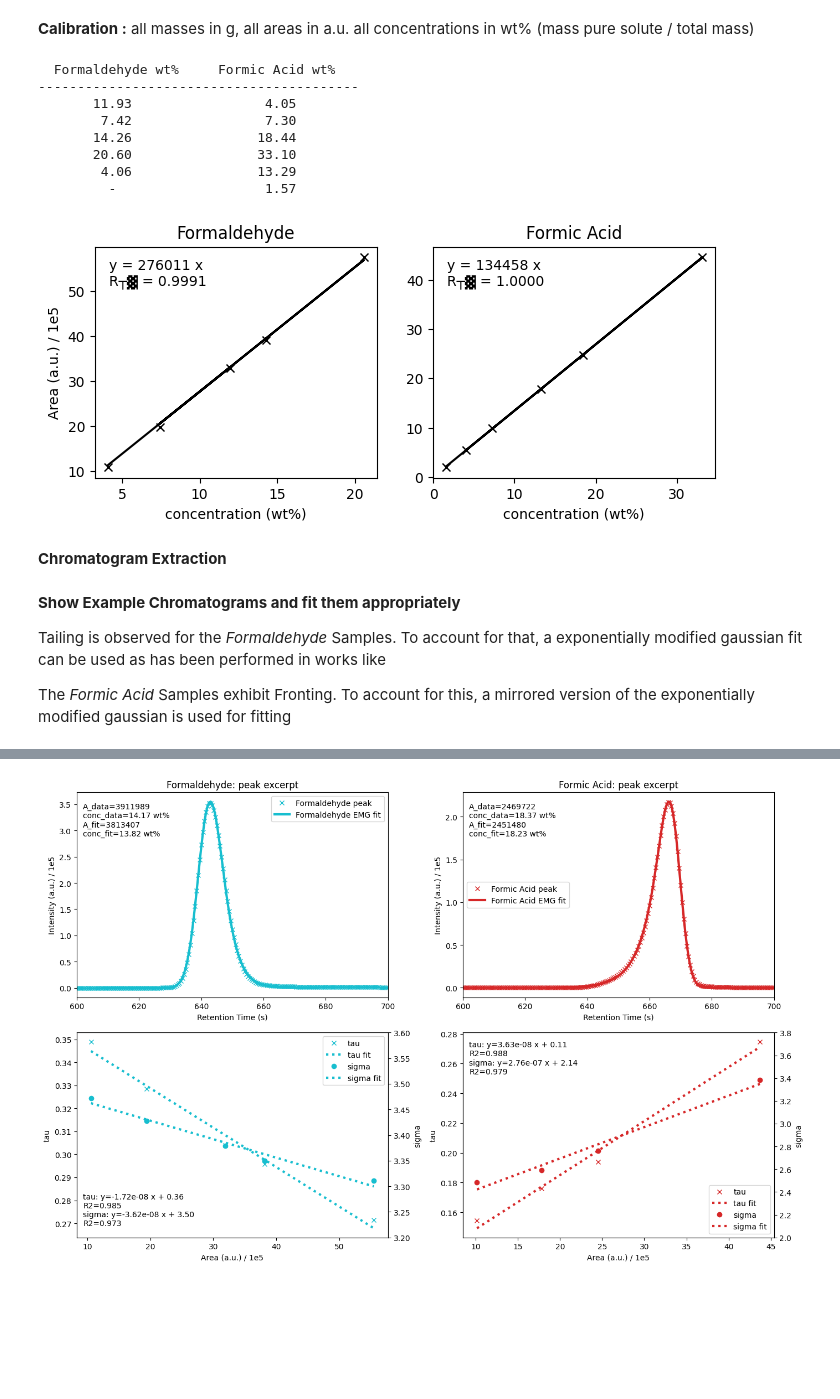
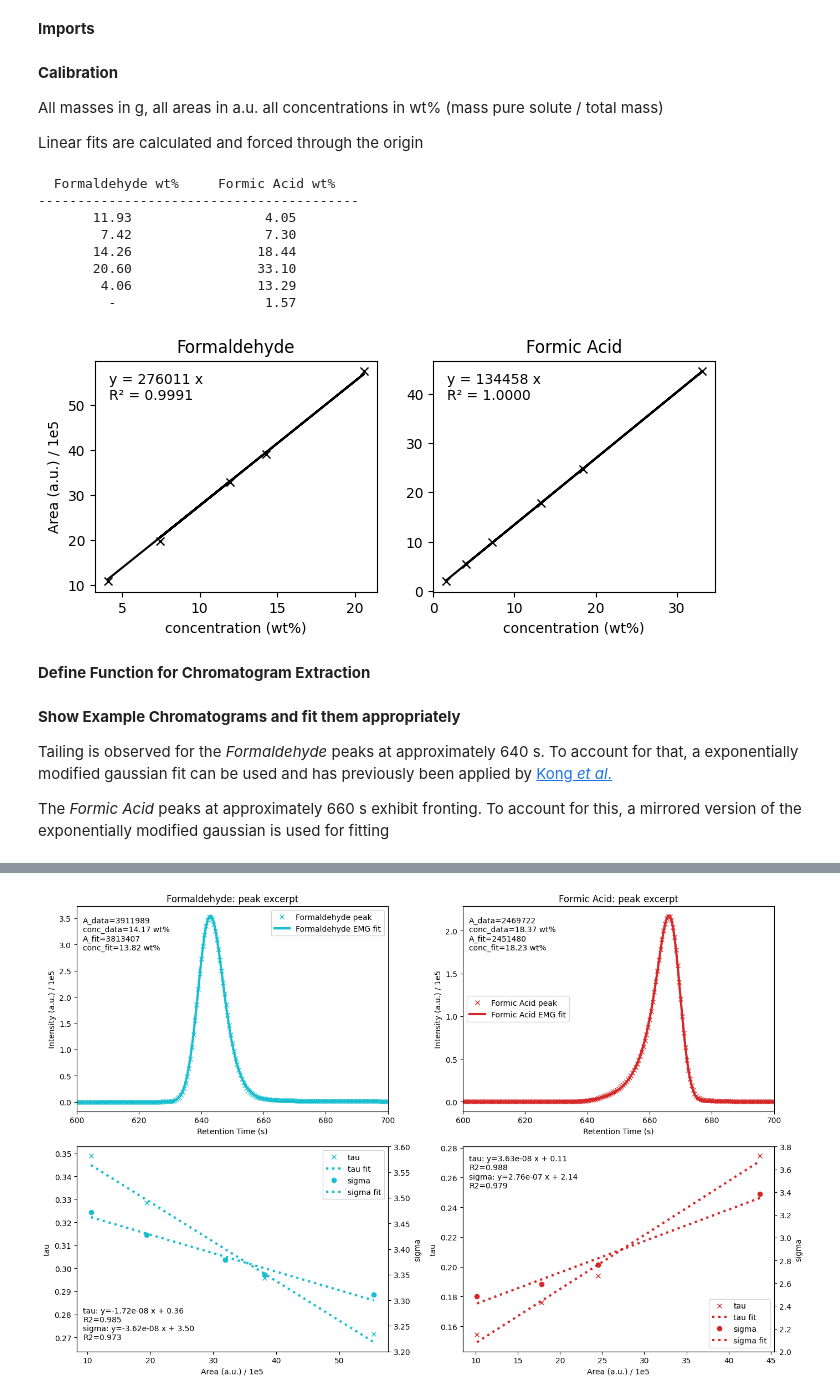
Before and after one commit to fabianketter/HPLC-Deconvolution, a Jupyter notebook: HPLC.ipynb, the cells around one changed output, grey strips where cells are left out. Cells and saved outputs as stored; diff of their text form; code cells hidden in the pictures; blank space fills up the shorter version.

Commit message:
updated markdown and added bounds to FALD and FA dictionaries

```diff
--- a/HPLC.ipynb
+++ b/HPLC.ipynb
@@ -1 +1,3 @@
+# %% [markdown]
+**Imports**
 # %%
@@ -8,6 +20,9 @@ from fit_functions import R_sq, EMG, EMG_mirrored, EMGsTailFront, make_constrain
 # %% [markdown]
-**Calibration :**
-all masses in g, all areas in a.u. all concentrations in wt% (mass pure solute / total mass)
+**Calibration**
+
+All masses in g, all areas in a.u. all concentrations in wt% (mass pure solute / total mass)
+
+Linear fits are calculated and forced through the origin
 # %%
 path = 'data/'
 FALD = {
@@ -16,7 +31,9 @@ FALD = {
     'water': np.array([0.8533, 0.8868, 0.7250, 0.5555, 1.0525]),
     'stock': np.array([0.4061, 0.2224, 0.4548, 0.6975, 0.1297]),
     'areas': np.array([3277991, 1975810, 3911989, 5744917, 1078320]),
-    'p0': (2e5, 644, 3.3, 0.31),
+    'p0': np.array([2e5, 643, 3.3, 0.3]),
+    'lower_bounds': np.array([0, 640, 0, 0]),
+    'upper_bounds': np.array([np.inf, 646, 4, 0.7]),
     'hs': [], 'mus': [], 'sigmas': [], 'taus': [], 'fits': [],
     'files': ['CAL-FALD-1.txt', 'CAL-FALD-2.txt', 'CAL-FALD-3.txt', 'CAL-FALD-4.txt', 'CAL-FALD-5.txt'],
     'color': 'C9'
@@ -27,7 +44,9 @@ FA = {
     'water': np.array([0.9708, 0.9620, 0.9157, 0.9194, 0.9276, 1.1981]),
     'stock': np.array([0.0410, 0.0758, 0.2071, 0.4549, 0.1422, 0.0191]),
     'areas': np.array([556879, 984689, 2469722, 4456892, 1782368, 198684]),
-    'p0': (2e5, 660, 2.5, 0.18),
+    'p0': np.array([2e5, 661, 2.5, 0.2]),
+    'lower_bounds': np.array([0, 656, 0, 0]),
+    'upper_bounds': np.array([np.inf, 666, 3, 0.3]),
     'hs': [], 'mus': [], 'sigmas': [], 'taus': [], 'fits': [],
     'files': ['CAL-FA-1.txt', 'CAL-FA-2.txt', 'CAL-FA-3.txt', 'CAL-FA-4.txt', 'CAL-FA-5.txt', 'CAL-FA-6.txt'],
     'color': 'C3'
@@ -61,29 +80,28 @@ for index in range(max_len):
         4.06                13.29
          -                   1.57
 # %%
-# calculate fit parameters and R┬▓ for each calibration series
 for dictionary in dictionaries:
     m, residuals, _, _ = np.linalg.lstsq(dictionary['concentrations'].reshape(-1,1), dictionary['areas'])
     slope = m[0]
     dictionary['slope'] = slope
-    r2 = R_sq(lambda x: slope*x, dictionary['concentrations'], dictionary['areas'])
+    r2 = r_squared(lambda x: slope*x, dictionary['concentrations'], dictionary['areas'])
     dictionary['r2'] = r2
 
 # plot
 fig, (ax1, ax2) = plt.subplots(figsize = (8, 3), ncols = 2)
 for dictionary, ax in zip(np.array([FALD, FA]), [ax1, ax2]):
     ax.plot(dictionary['concentrations'], dictionary['areas']/1e5, 'kx')
     ax.plot(dictionary['concentrations'], dictionary['concentrations']*dictionary['slope']/1e5, 'k-')
     ax.set_title(dictionary['name'])
     ax.set_xlabel('concentration (wt%)')
-    eq_text = f"y = {dictionary['slope']:.0f} x\nR┬▓ = {dictionary['r2']:.4f}"
+    eq_text = f"y = {dictionary['slope']:.0f} x\nR² = {dictionary['r2']:.4f}"
     ax.text(0.05, 0.95, eq_text, transform=ax.transAxes, va='top')
 ax1.set_ylabel('Area (a.u.) / 1e5')
 plt.show()
 # %% [output]
-[figure, old version]
+[figure, new version]
 # %% [markdown]
-**Chromatogram Extraction**
+**Define Function for Chromatogram Extraction**
 # %%
 def extract_chromatogram(filepath):                                         # define function to extract chromatogram data from file
     with open(filepath, 'r', encoding='latin1') as f:                       # open file with correct encoding
@@ -106,9 +124,9 @@ def extract_chromatogram(filepath):                                         # de
 # %% [markdown]
 **Show Example Chromatograms and fit them appropriately**
 
-Tailing is observed for the *Formaldehyde* Samples. To account for that, a exponentially modified gaussian fit can be used as has been performed in works like
+Tailing is observed for the *Formaldehyde* peaks at approximately 640 s. To account for that, a exponentially modified gaussian fit can be used and has previously been applied by [Kong *et al*.](https://www.sciencedirect.com/science/article/pii/S0021967305011465)
 
-The *Formic Acid* Samples exhibit Fronting. To account for this, a mirrored version of the exponentially modified gaussian is used for fitting
+The *Formic Acid* peaks at approximately 660 s exhibit fronting. To account for this, a mirrored version of the exponentially modified gaussian is used for fitting
 # %%
 files = ['CAL-FALD-2.txt', 'CAL-FA-3.txt']
 
```
Also changed, not shown: parts of 12 cells of this notebook, 2 other files.
